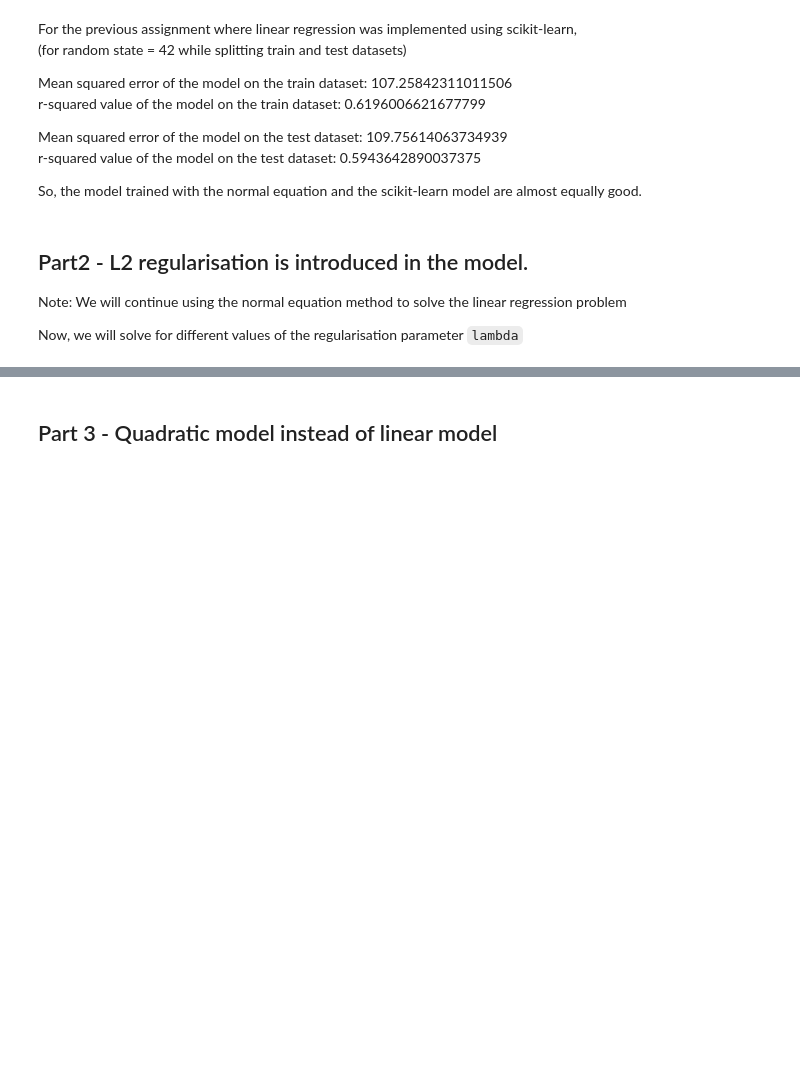
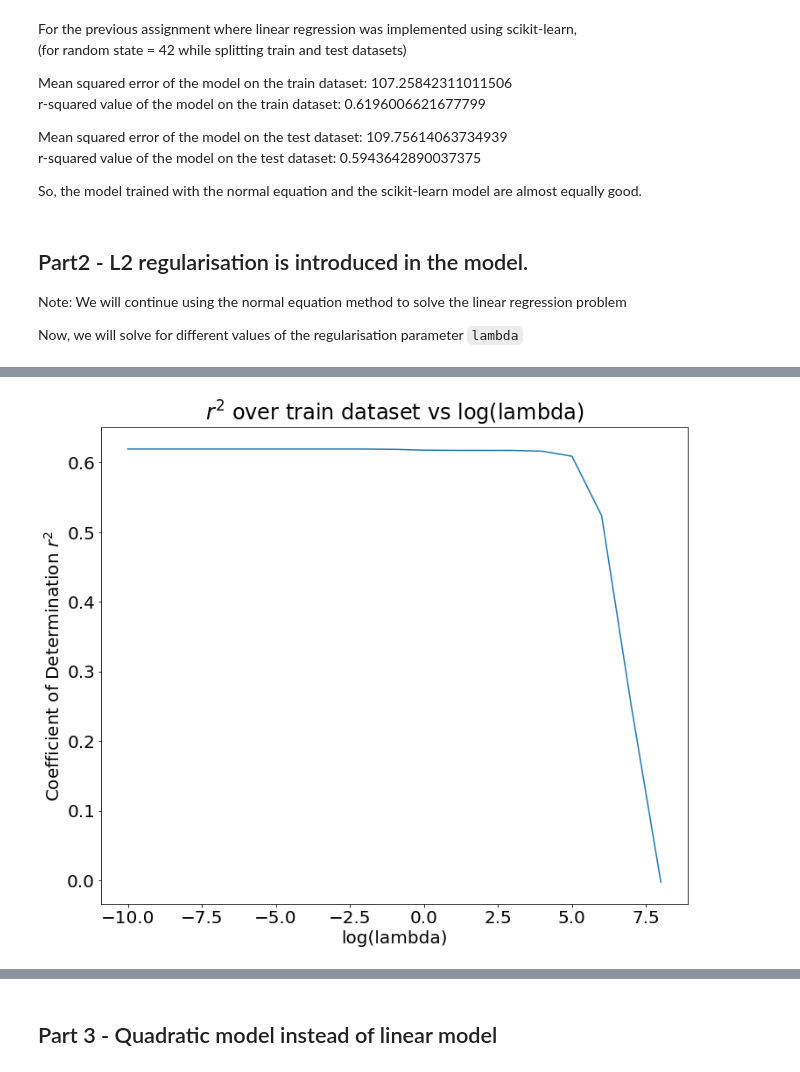
Before and after one commit to lonewolff03/ID5030-assignments, a Jupyter notebook: Assignment 2/CH20B076_A2.ipynb, the cells around one changed output, grey strips where cells are left out. Cells and saved outputs as stored; diff of their text form; code cells hidden in the pictures; blank space fills up the shorter version.

```diff
--- a/Assignment 2/CH20B076_A2.ipynb
+++ b/Assignment 2/CH20B076_A2.ipynb
@@ -168,0 +141,8 @@ r-squared value of the model on the test dataset: 0.49634160348714906
+# %%
+fig, ax = plt.subplots()
+ax.plot(range(-10, 9), r2_train)
+ax.set_title('$r^2$ over train dataset vs log(lambda)')
+ax.set_xlabel('log(lambda)')
+ax.set_ylabel('Coefficient of Determination $r^2$');
+# %% [output]
+[figure, added]
```
Also changed, not shown: parts of 16 cells of this notebook.
